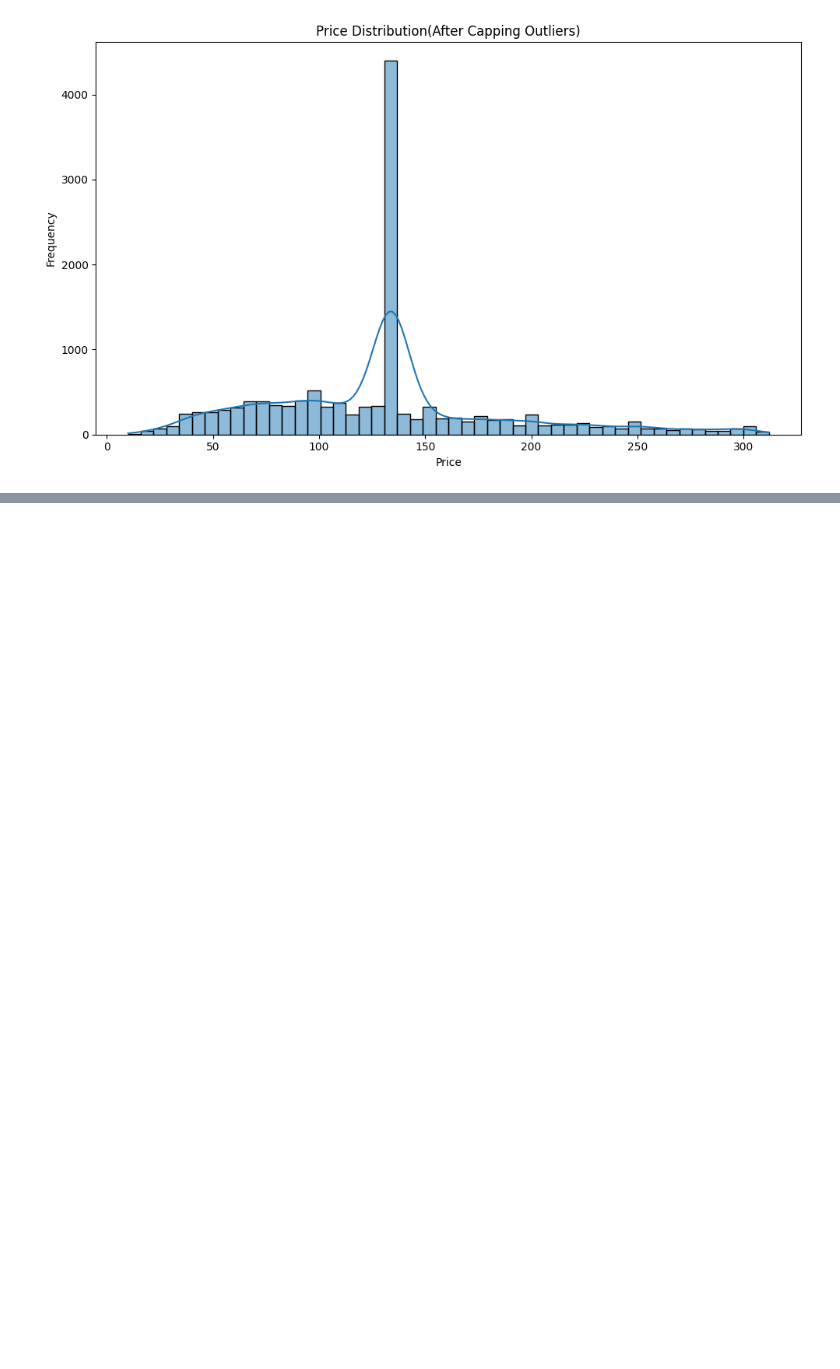
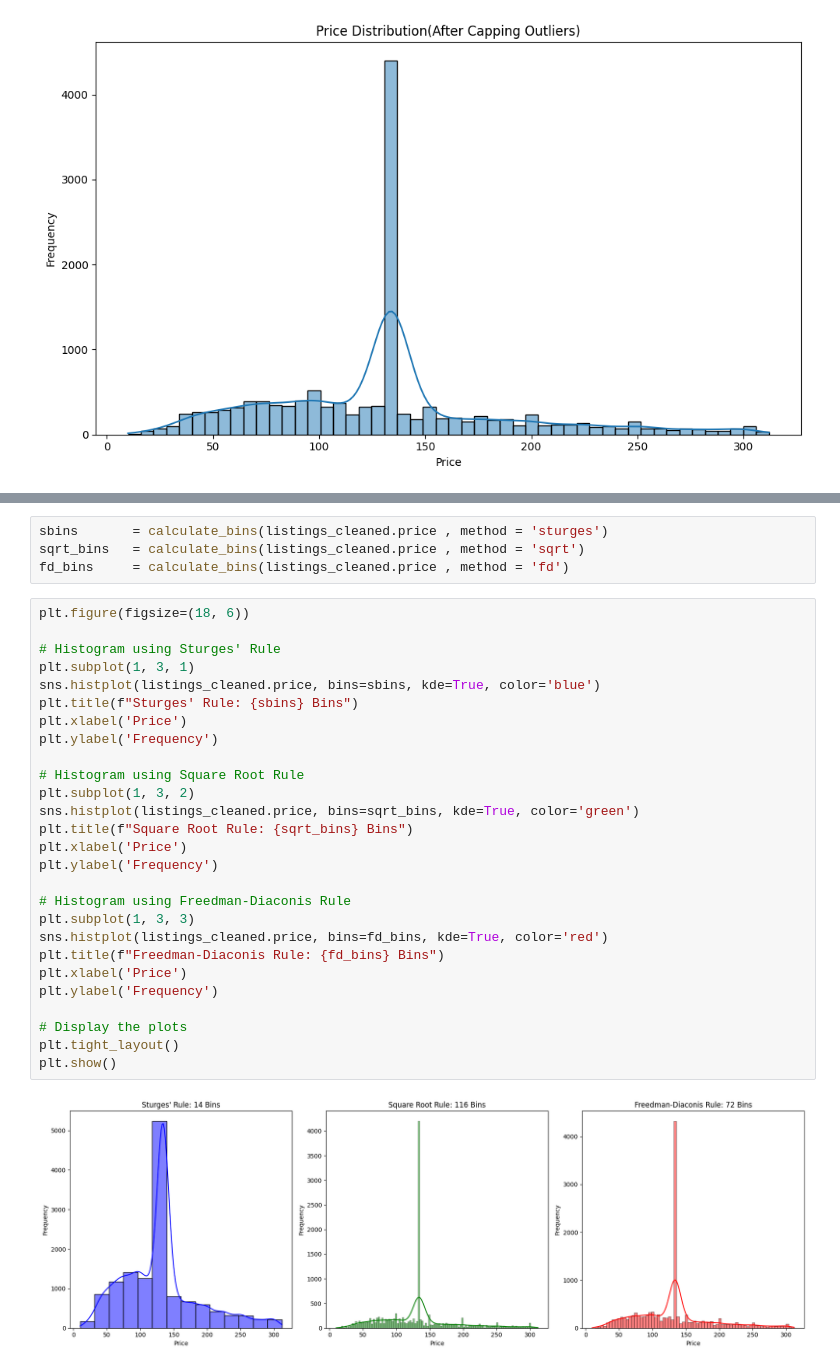
Before and after one commit to SOMEBODYxDDD/EDA, a Jupyter notebook: EDA1/EDA work.ipynb, the cells around one changed output, grey strips where cells are left out. Drawn from its saved outputs; the diff is of its cells as text; blank space fills up the shorter version.

```diff
--- a/EDA1/EDA work.ipynb
+++ b/EDA1/EDA work.ipynb
@@ -247,0 +292,33 @@ plt.show()
+# %%
+sbins       = calculate_bins(listings_cleaned.price , method = 'sturges')
+sqrt_bins   = calculate_bins(listings_cleaned.price , method = 'sqrt')
+fd_bins     = calculate_bins(listings_cleaned.price , method = 'fd')
+# %%
+plt.figure(figsize=(18, 6))
+
+# Histogram using Sturges' Rule
+plt.subplot(1, 3, 1)
+sns.histplot(listings_cleaned.price, bins=sbins, kde=True, color='blue')
+plt.title(f"Sturges' Rule: {sbins} Bins")
+plt.xlabel('Price')
+plt.ylabel('Frequency')
+
+# Histogram using Square Root Rule
+plt.subplot(1, 3, 2)
+sns.histplot(listings_cleaned.price, bins=sqrt_bins, kde=True, color='green')
+plt.title(f"Square Root Rule: {sqrt_bins} Bins")
+plt.xlabel('Price')
+plt.ylabel('Frequency')
+
+# Histogram using Freedman-Diaconis Rule
+plt.subplot(1, 3, 3)
+sns.histplot(listings_cleaned.price, bins=fd_bins, kde=True, color='red')
+plt.title(f"Freedman-Diaconis Rule: {fd_bins} Bins")
+plt.xlabel('Price')
+plt.ylabel('Frequency')
+
+# Display the plots
+plt.tight_layout()
+plt.show()
+# %% [output]
+[figure, added]
```
Also changed, not shown: parts of 9 cells of this notebook.
